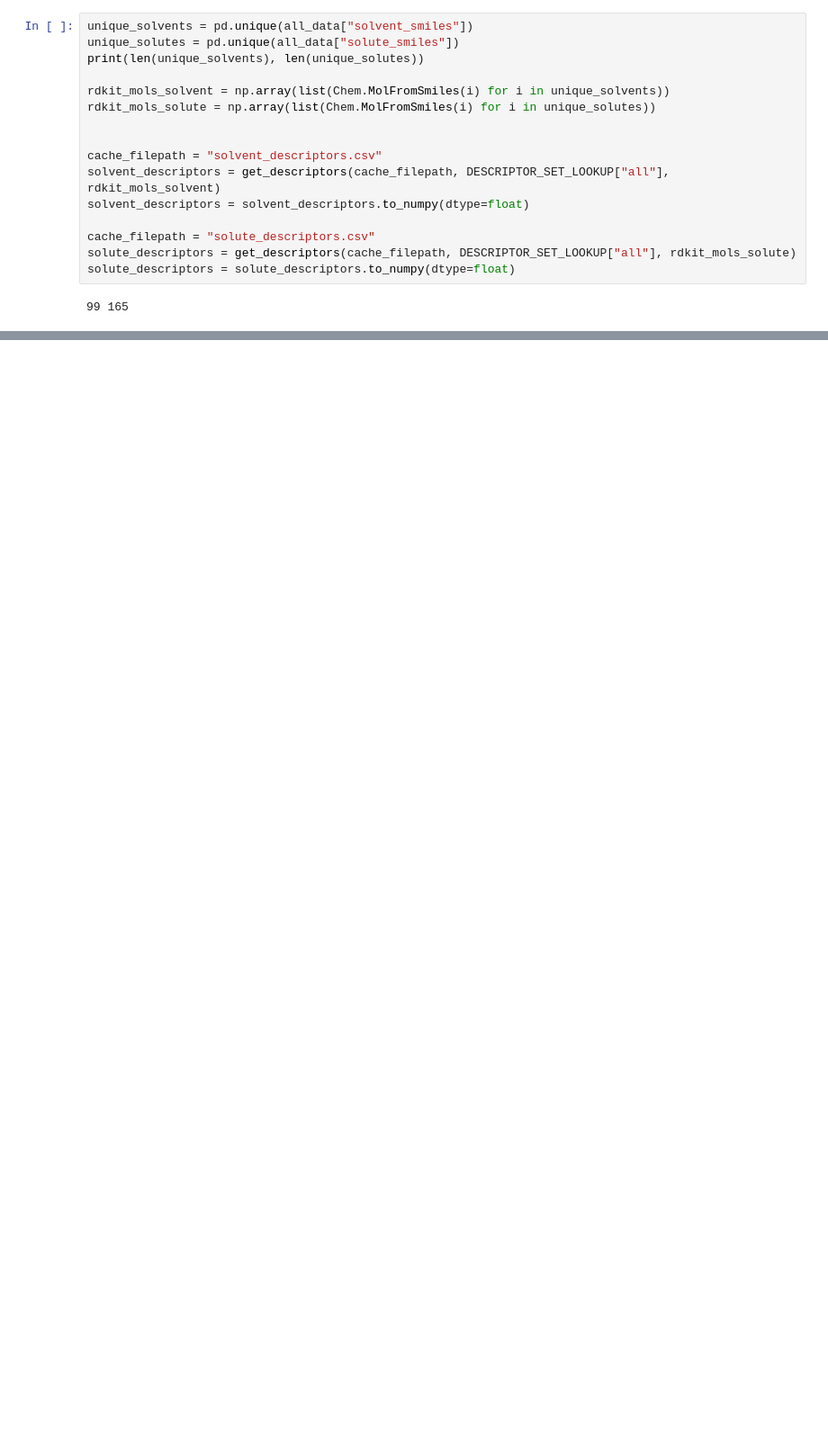
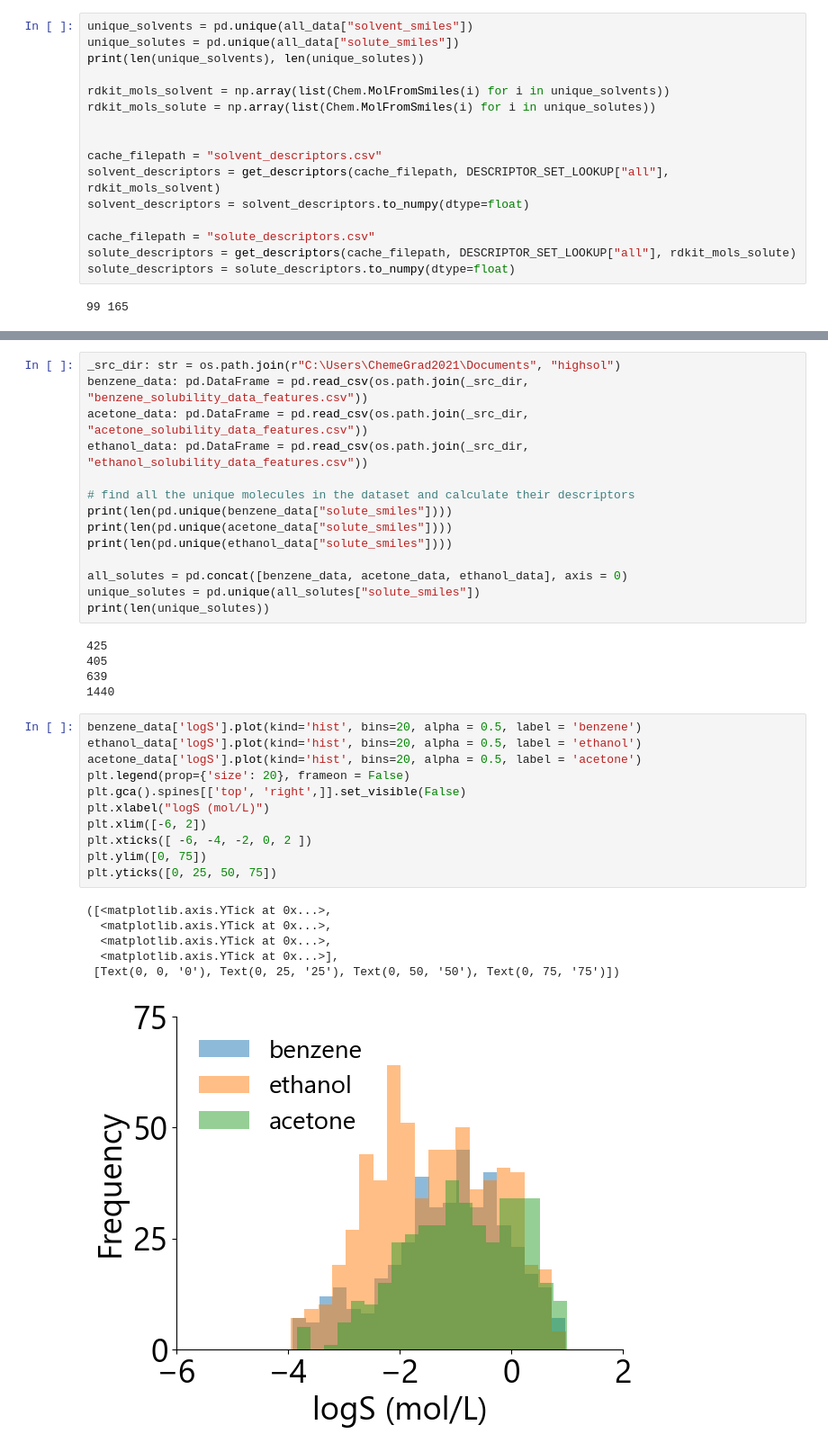
Before and after one commit to JacksonBurns/fastsolv, a Jupyter notebook: exploration.ipynb, the cells around one changed output, grey strips where cells are left out. Shown at 90% size. Drawn from its saved outputs; the diff is of its cells as text; blank space fills up the shorter version.

Commit message:
boobier dataset exploration

```diff
--- a/exploration.ipynb
+++ b/exploration.ipynb
@@ -79,0 +92,37 @@ solute_descriptors = solute_descriptors.to_numpy(dtype=float)
+# %%
+_src_dir: str = os.path.join(r"C:\Users\ChemeGrad2021\Documents", "highsol")
+benzene_data: pd.DataFrame = pd.read_csv(os.path.join(_src_dir, "benzene_solubility_data_features.csv"))
+acetone_data: pd.DataFrame = pd.read_csv(os.path.join(_src_dir, "acetone_solubility_data_features.csv"))
+ethanol_data: pd.DataFrame = pd.read_csv(os.path.join(_src_dir, "ethanol_solubility_data_features.csv"))
+
+# find all the unique molecules in the dataset and calculate their descriptors
+print(len(pd.unique(benzene_data["solute_smiles"])))
+print(len(pd.unique(acetone_data["solute_smiles"])))
+print(len(pd.unique(ethanol_data["solute_smiles"])))
+
+all_solutes = pd.concat([benzene_data, acetone_data, ethanol_data], axis = 0)
+unique_solutes = pd.unique(all_solutes["solute_smiles"])
+print(len(unique_solutes))
+# %% [output]
+425
+405
+639
+1440
+# %%
+benzene_data['logS'].plot(kind='hist', bins=20, alpha = 0.5, label = 'benzene')
+ethanol_data['logS'].plot(kind='hist', bins=20, alpha = 0.5, label = 'ethanol')
+acetone_data['logS'].plot(kind='hist', bins=20, alpha = 0.5, label = 'acetone')
+plt.legend(prop={'size': 20}, frameon = False)
+plt.gca().spines[['top', 'right',]].set_visible(False)
+plt.xlabel("logS (mol/L)")
+plt.xlim([-6, 2])
+plt.xticks([ -6, -4, -2, 0, 2 ])
+plt.ylim([0, 75])
+plt.yticks([0, 25, 50, 75])
+# %% [output]
+([<matplotlib.axis.YTick at 0x...>,
+  <matplotlib.axis.YTick at 0x...>,
+  <matplotlib.axis.YTick at 0x...>,
+  <matplotlib.axis.YTick at 0x...>],
+ [Text(0, 0, '0'), Text(0, 25, '25'), Text(0, 50, '50'), Text(0, 75, '75')])
+[figure, added]
```
Also changed, not shown: parts of 5 cells of this notebook, 1 other file.
